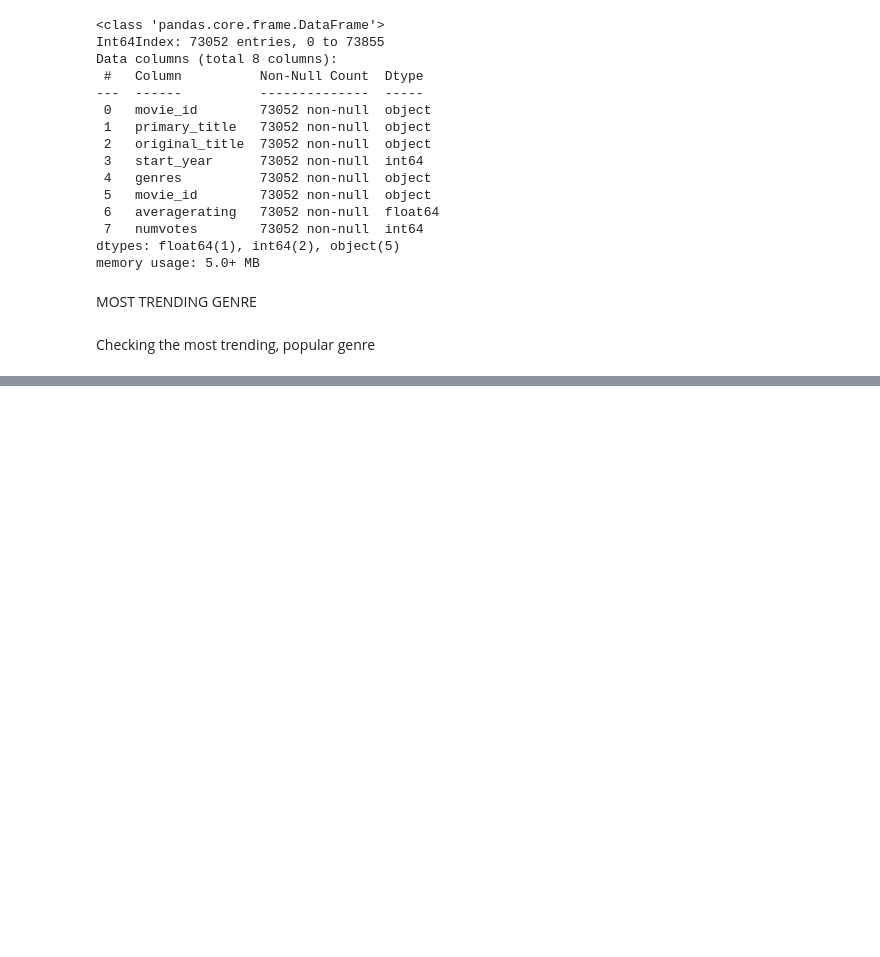
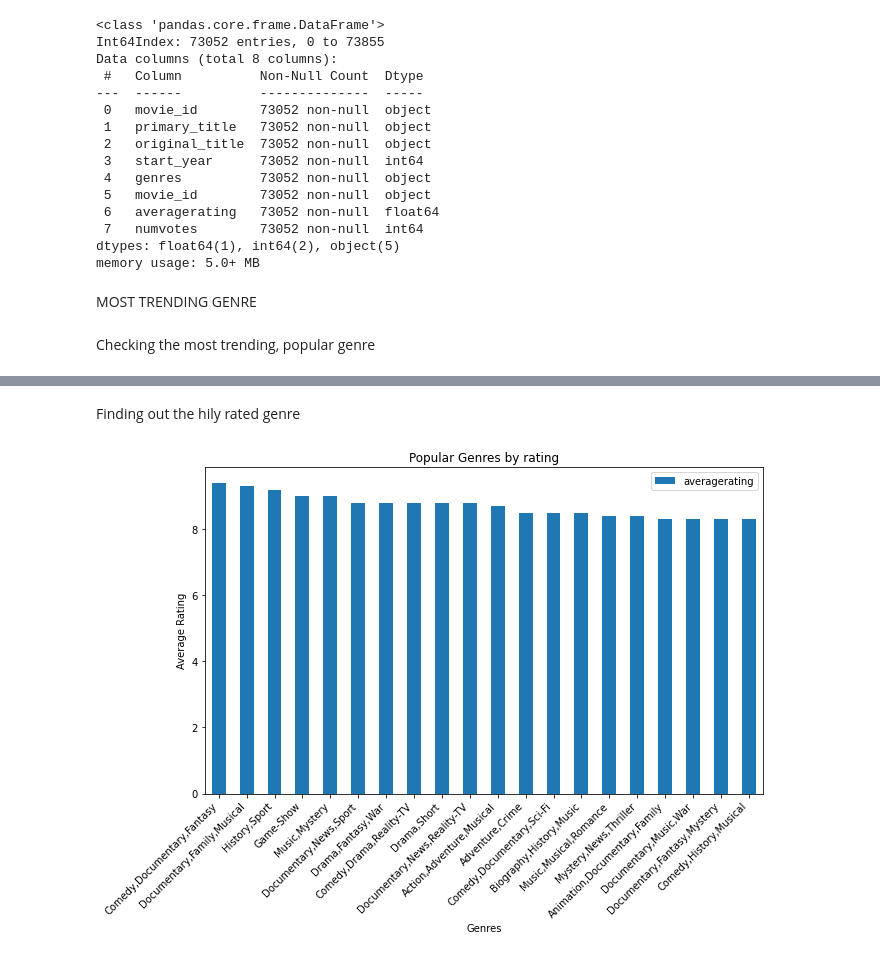
Before and after one commit to N-kioko/PHASE_1_PROJECT, a Jupyter notebook: index.ipynb, the cells around one changed output, grey strips where cells are left out. Cells and saved outputs as stored; diff of their text form; code cells hidden in the pictures; blank space fills up the shorter version.

```diff
--- a/index.ipynb
+++ b/index.ipynb
@@ -247,0 +236,14 @@ Exploring tmdf data set to find out which is the most populat genre
+# %% [markdown]
+Finding out the hily rated genre
+# %%
+genre_grouped2 = imdf.groupby('genres')["averagerating"].mean().sort_values(ascending=False)
+TOP_twenty = genre_grouped2. head(20)
+Top_rated= TOP_twenty.reset_index()
+Top_rated.plot(kind='bar', x='genres', y='averagerating', figsize=(10, 6))
+plt.xlabel('Genres')
+plt.ylabel('Average Rating')
+plt.title('Popular Genres by rating')
+plt.xticks(rotation=45, ha='right')
+plt.show()
+# %% [output]
+[figure, added]
```
Also changed, not shown: parts of 18 cells of this notebook.
